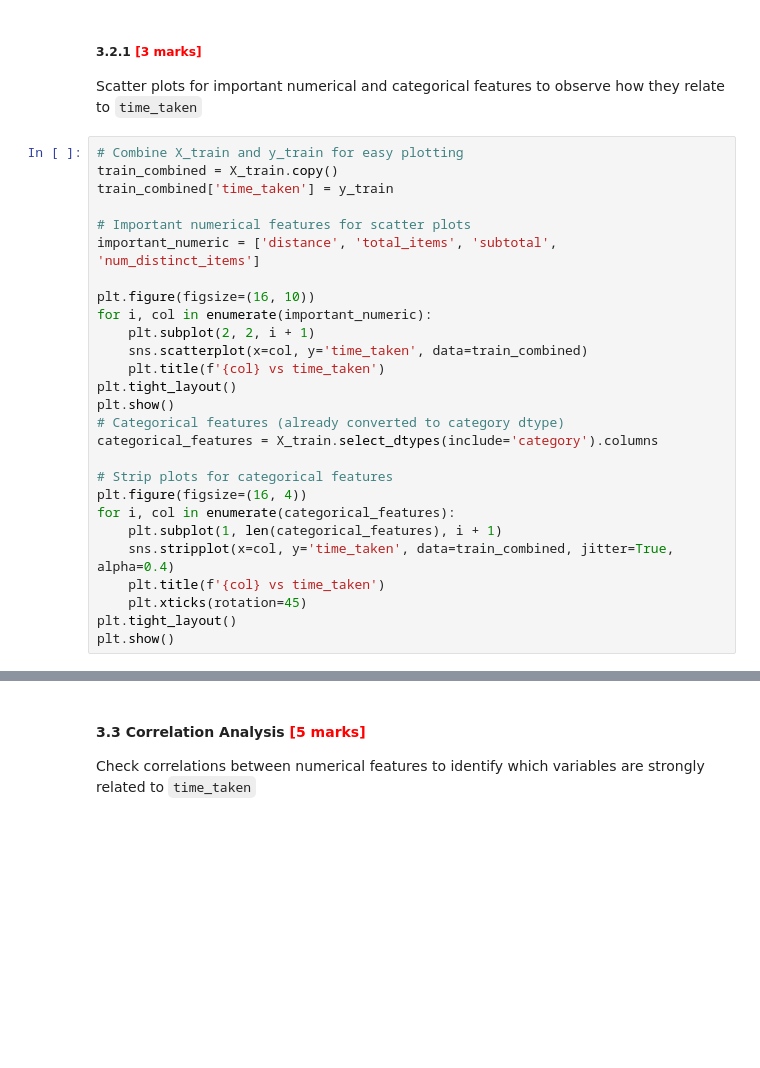
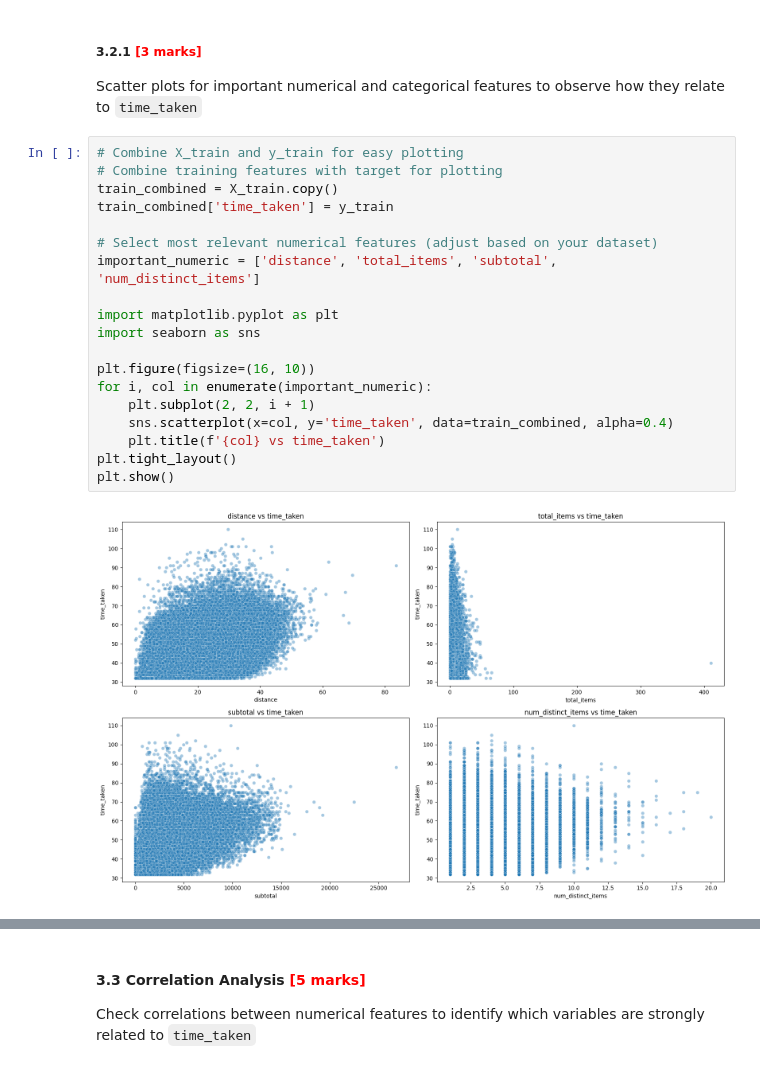
Before and after one commit to princepushparaj/LR_Delivery_Time_Prediction, a Jupyter notebook: LR_Delivery_Time_Estimation_Starter.ipynb, the cells around one changed output, grey strips where cells are left out. Saved outputs shown, nothing was run; the diff lists cells and outputs as text; blank space fills up the shorter version.

```diff
--- a/LR_Delivery_Time_Estimation_Starter.ipynb
+++ b/LR_Delivery_Time_Estimation_Starter.ipynb
@@ -226,28 +294,22 @@ plt.show()
 Scatter plots for important numerical and categorical features to observe how they relate to `time_taken`
 # %%
 # Combine X_train and y_train for easy plotting
+# Combine training features with target for plotting
 train_combined = X_train.copy()
 train_combined['time_taken'] = y_train
 
-# Important numerical features for scatter plots
+# Select most relevant numerical features (adjust based on your dataset)
 important_numeric = ['distance', 'total_items', 'subtotal', 'num_distinct_items']
+
+import matplotlib.pyplot as plt
+import seaborn as sns
 
 plt.figure(figsize=(16, 10))
 for i, col in enumerate(important_numeric):
     plt.subplot(2, 2, i + 1)
-    sns.scatterplot(x=col, y='time_taken', data=train_combined)
+    sns.scatterplot(x=col, y='time_taken', data=train_combined, alpha=0.4)
     plt.title(f'{col} vs time_taken')
 plt.tight_layout()
 plt.show()
-# Categorical features (already converted to category dtype)
-categorical_features = X_train.select_dtypes(include='category').columns
-
-# Strip plots for categorical features
-plt.figure(figsize=(16, 4))
-for i, col in enumerate(categorical_features):
-    plt.subplot(1, len(categorical_features), i + 1)
-    sns.stripplot(x=col, y='time_taken', data=train_combined, jitter=True, alpha=0.4)
-    plt.title(f'{col} vs time_taken')
-    plt.xticks(rotation=45)
-plt.tight_layout()
-plt.show()
+# %% [output]
+[figure, added]
```
Also changed, not shown: parts of 37 cells of this notebook.
